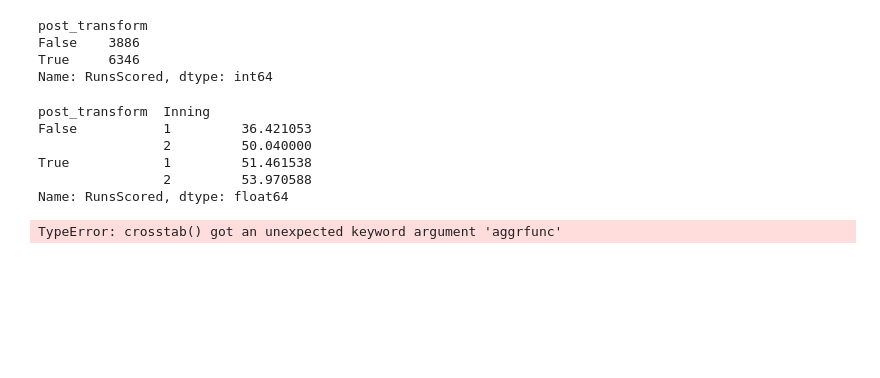
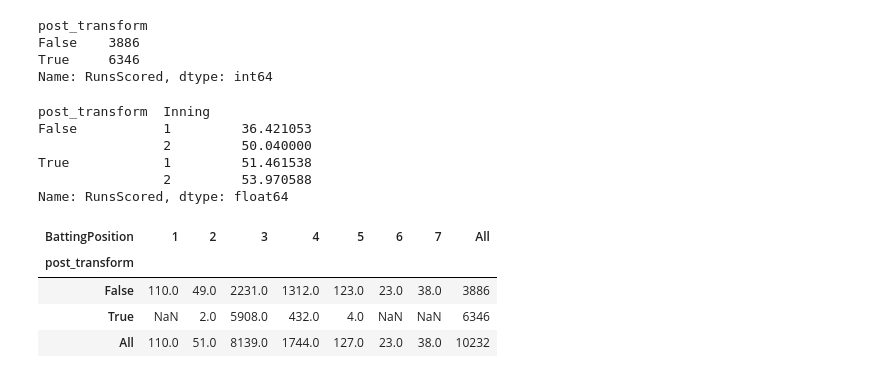
Before and after one commit to anuragsingh2207/dsba-jupyter-notebook, a Jupyter notebook: src/Miscellaneous/jupyter102.ipynb, the cells around one changed output. Cells and saved outputs as stored; diff of their text form; code cells hidden in the pictures; blank space fills up the shorter version.

```diff
--- a/src/Miscellaneous/jupyter102.ipynb
+++ b/src/Miscellaneous/jupyter102.ipynb
@@ -242,6 +244,10 @@ True            1         51.461538
                 2         53.970588
 Name: RunsScored, dtype: float64
 # %%
-pd.crosstab(index = mydata['post_transform'], columns=mydata['BattingPosition'], values=mydata['RunsScored'], margins=True, aggrfunc='sum')
+pd.crosstab(index = mydata['post_transform'], columns=mydata['BattingPosition'], values=mydata['RunsScored'], margins=True, aggfunc='sum')
 # %% [output]
-TypeError: crosstab() got an unexpected keyword argument 'aggrfunc'
+| BattingPosition | 1 | 2 | 3 | 4 | 5 | 6 | 7 | All |
+| post_transform |  |  |  |  |  |  |  |  |
+| False | 110.0 | 49.0 | 2231.0 | 1312.0 | 123.0 | 23.0 | 38.0 | 3886 |
+| True | NaN | 2.0 | 5908.0 | 432.0 | 4.0 | NaN | NaN | 6346 |
+| All | 110.0 | 51.0 | 8139.0 | 1744.0 | 127.0 | 23.0 | 38.0 | 10232 |
```
Also changed, not shown: parts of 2 cells of this notebook, 6 other files.
